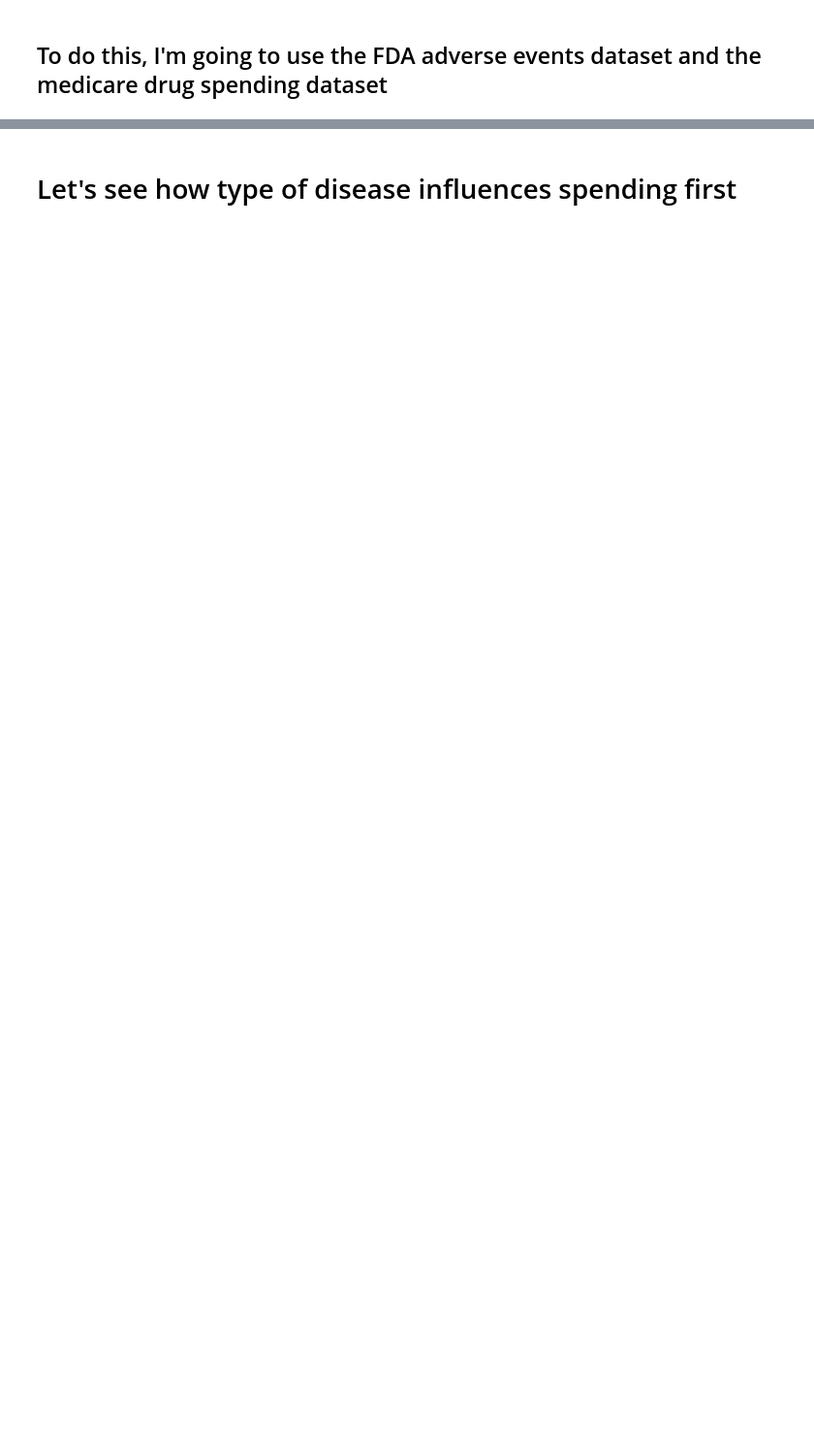
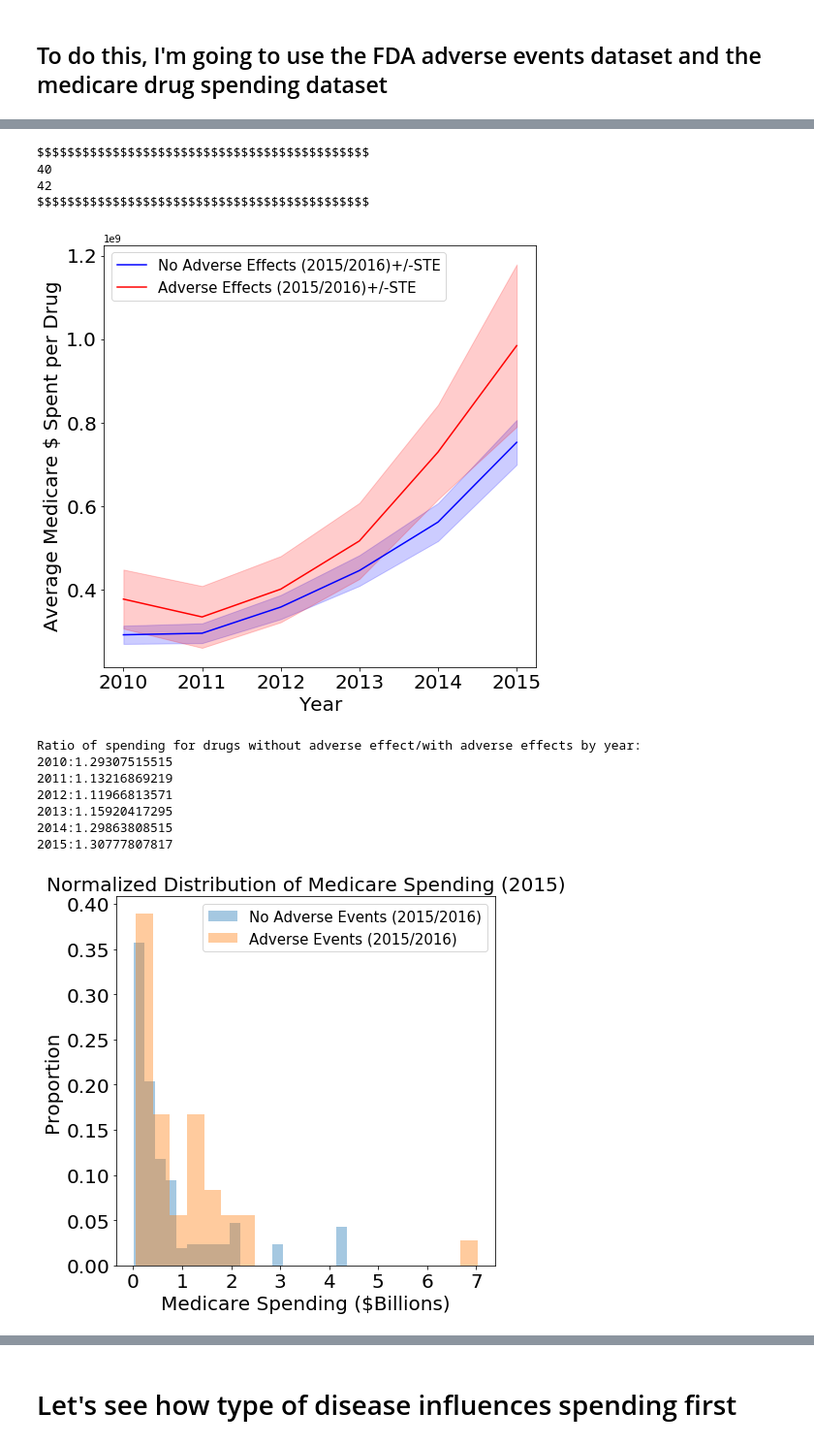
Before and after one commit to bensuutari/Enigma_Healthcare, a Jupyter notebook: Analysis.ipynb, the cells around one changed output, grey strips where cells are left out. Shown at 97% size. Drawn from its saved outputs; the diff is of its cells as text; code cells hidden in the pictures; blank space fills up the shorter version.

```diff
--- a/Analysis.ipynb
+++ b/Analysis.ipynb
@@ -109,0 +140,79 @@ plot_corr(dfMedSpend.corr(),plottitle='Medicare Spending')
+# %%
+import math
+from scipy import stats
+import numpy
+#check which bran name drugs are also included in the adverse drug data
+#check which generic drugs are also included in the adverse drug data
+#drugsincommon=sorted(list(set(list(dfAdvEvents.drugname)) & set(list(dfMedSpend.generic_name.append(dfMedSpend.brand_name)))))
+allDrugsMedicare=list(dfMedSpend.generic_name)#+list(dfMedSpend.brand_name)
+drugsincommon=sorted(list(set(list(dfAdvEvents.drugname)) & set(allDrugsMedicare)))
+print('$$$$$$$$$$$$$$$$$$$$$$$$$$$$$$$$$$$$$$$$$$$$')
+print(len(list(set(list(dfAdvEvents.drugname)) & set(allDrugsMedicare))))
+print(len(list(set(list(dfAdvEvents.drugname)) & set(list(dfMedSpend.generic_name)+list(dfMedSpend.brand_name)))))
+print('$$$$$$$$$$$$$$$$$$$$$$$$$$$$$$$$$$$$$$$$$$$$')
+drugsnotincommon=[x for x in list(dfMedSpend.generic_name) if x not in drugsincommon]
+#print(sorted(drugsincommon))
+#print(sorted(drugsnotincommon))
+#dfMedSpend.generic_name.append(dfMedSpend.brand_name)
+
+
+groupdrugspend=dfMedSpend.groupby(['year','generic_name'])['total_spending'].sum()
+groupagespend=dfMedSpend.groupby(['year','generic_name']).sum().keys()
+
+f = plt.figure(figsize=(8,8))
+incommonmean=groupdrugspend.unstack()[drugsincommon].T.mean()
+#calculate the standard error
+incommonste=groupdrugspend.unstack()[drugsincommon].T.std()/math.sqrt(groupdrugspend.unstack()[drugsincommon].T.shape[0])
+notincommonmean=groupdrugspend.unstack()[drugsnotincommon].T.mean()
+#calculate the standard error
+notincommonste=groupdrugspend.unstack()[drugsnotincommon].T.std()/math.sqrt(groupdrugspend.unstack()[drugsnotincommon].T.shape[0])
+plt.fill_between(notincommonste.index, notincommonmean-notincommonste, notincommonmean+notincommonste, color='b', alpha=0.2)
+plt.fill_between(incommonste.index, incommonmean-incommonste, incommonmean+incommonste, color='r', alpha=0.2)
+groupdrugspend.unstack()[drugsnotincommon].T.mean().plot(ax=f.gca(),color='b',label='No Adverse Effects (2015/2016)+/-STE')
+groupdrugspend.unstack()[drugsincommon].T.mean().plot(ax=f.gca(),color='r',label='Adverse Effects (2015/2016)+/-STE')
+plt.ylabel('Average Medicare $ Spent per Drug',fontsize=20)
+plt.xlabel('Year',fontsize=20)
+plt.xticks(fontsize=20)
+plt.yticks(fontsize=20)
+plt.legend(fontsize=15,loc='upper left')
+plt.show()
+ratioAdvNoAdv=list()
+for i in range(2010,2016):
+    ratioAdvNoAdv.append(incommonmean[i]/notincommonmean[i])
+print('Ratio of spending for drugs without adverse effect/with adverse effects by year:')
+for i in range(2010,2016):
+    print(str(i)+':'+str(incommonmean[i]/notincommonmean[i]))
+
+groupdrugspend.unstack()[drugsincommon].T[2015].values.shape
+#Let's see if there is a significant difference in spending in 2015 between drugs found to have adverse effects vs those that don't
+notincommonforttest = groupdrugspend.unstack()[drugsnotincommon].T[2015].values[~numpy.isnan(groupdrugspend.unstack()[drugsnotincommon].T[2015].values)]
+incommonforttest = groupdrugspend.unstack()[drugsincommon].T[2015].values[~numpy.isnan(groupdrugspend.unstack()[drugsincommon].T[2015].values)]
+plt.figure(figsize=(7,7))
+
+weightsnotincommon = np.ones_like(notincommonforttest)/float(len(notincommonforttest))
+weightsincommon = np.ones_like(incommonforttest)/float(len(incommonforttest))
+
+plt.hist(notincommonforttest/1e9,weights=weightsnotincommon,alpha=0.4,bins=20,label='No Adverse Events (2015/2016)')
+plt.hist(incommonforttest/1e9,weights=weightsincommon,alpha=0.4,bins=20,label='Adverse Events (2015/2016)')
+plt.title('Normalized Distribution of Medicare Spending (2015)',fontsize=20)
+plt.xlabel('Medicare Spending ($Billions)',fontsize=20)
+plt.ylabel('Proportion',fontsize=20)
+plt.xticks(fontsize=20)
+plt.yticks(fontsize=20)
+plt.legend(fontsize=15)
+plt.show()
+stats.ranksums(notincommonforttest,incommonforttest)
+# %% [output]
+$$$$$$$$$$$$$$$$$$$$$$$$$$$$$$$$$$$$$$$$$$$$
+40
+42
+$$$$$$$$$$$$$$$$$$$$$$$$$$$$$$$$$$$$$$$$$$$$
+[figure, added]
+Ratio of spending for drugs without adverse effect/with adverse effects by year:
+2010:1.29307515515
+2011:1.13216869219
+2012:1.11966813571
+2013:1.15920417295
+2014:1.29863808515
+2015:1.30777807817
+[figure, added]
```
Also changed, not shown: parts of 24 cells of this notebook.
